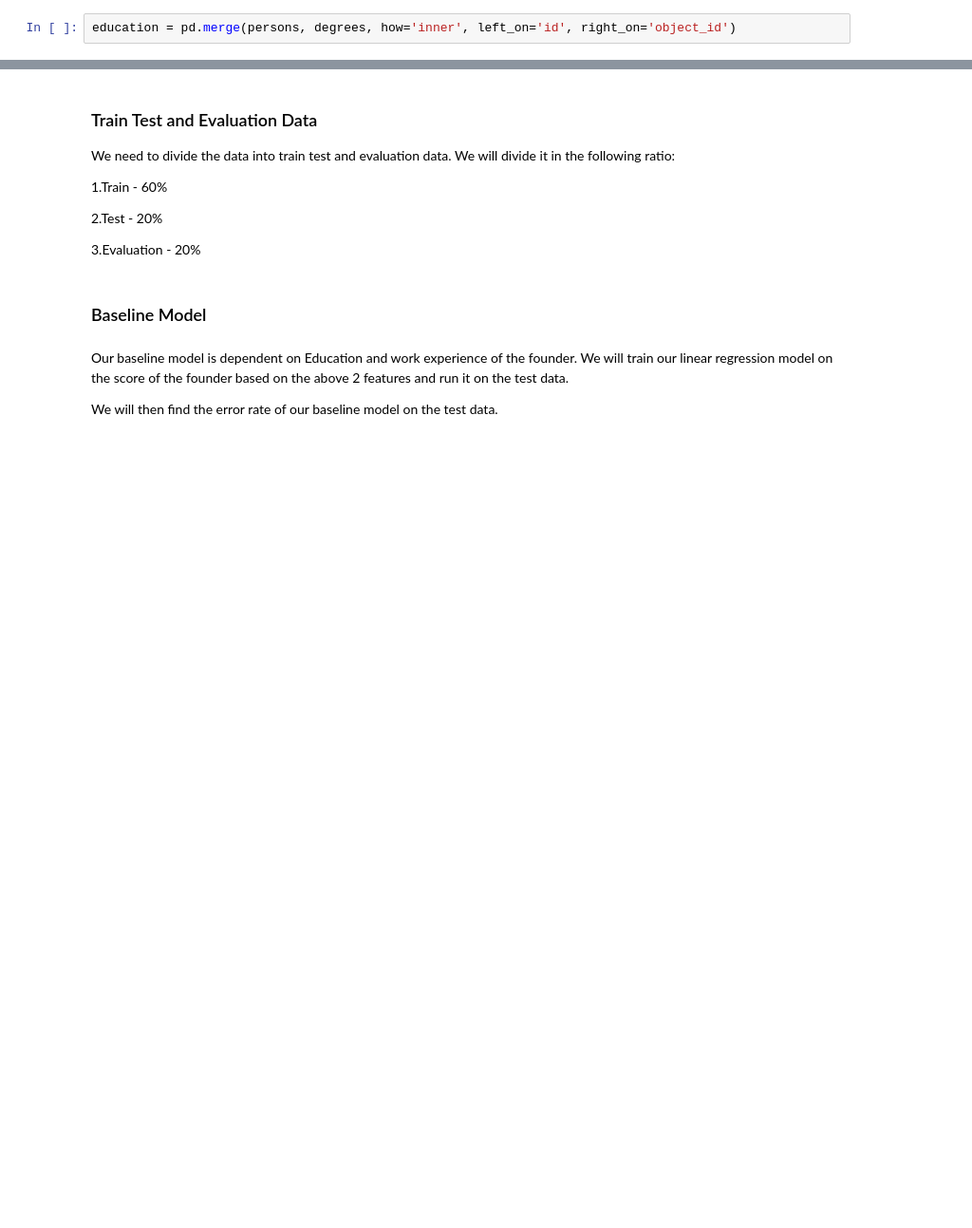
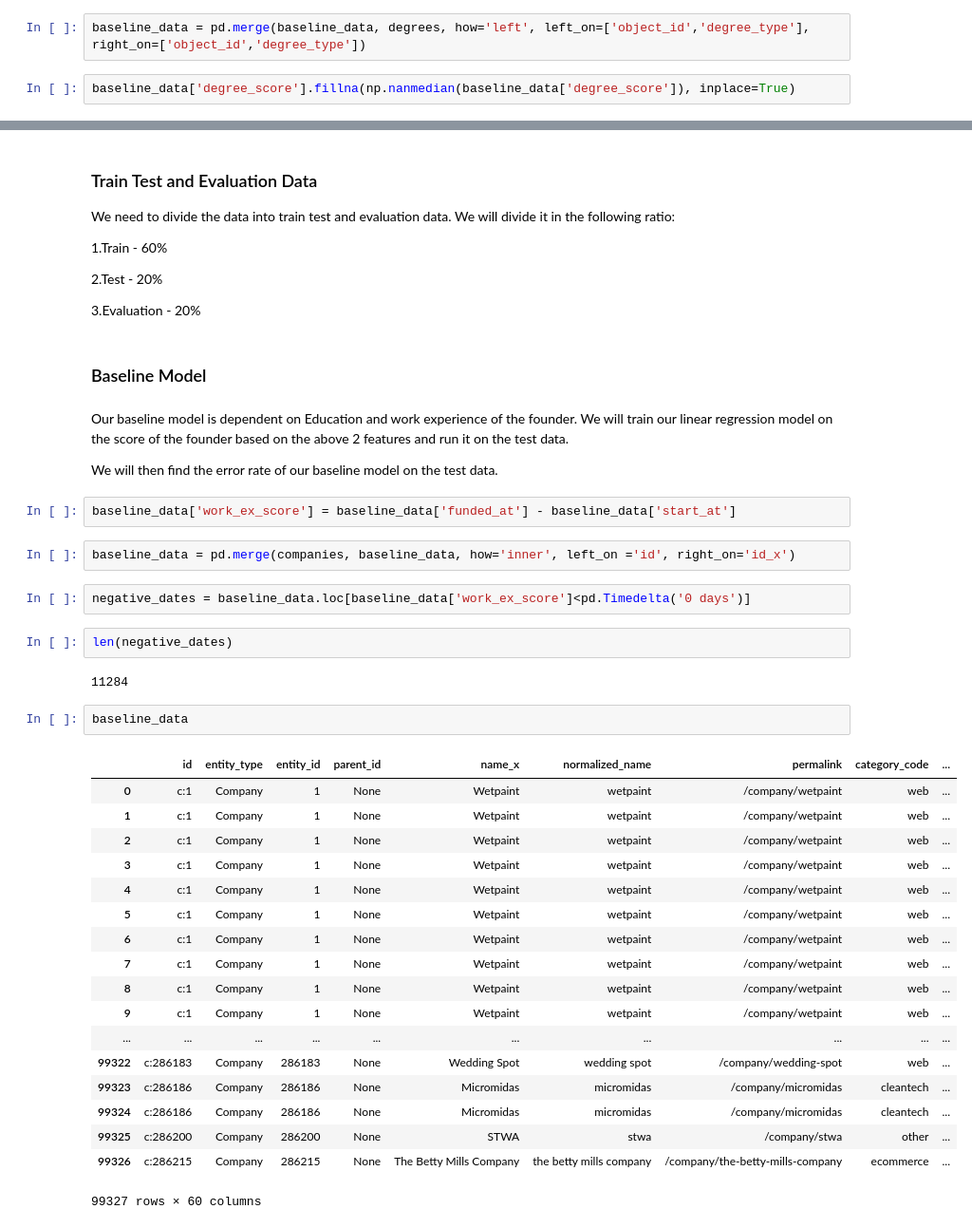
Before and after one commit to sidd-shah/crunchbase, a Jupyter notebook: DataCleaning.ipynb, the cells around one changed output, grey strips where cells are left out. Shown at 95% size. Cells and saved outputs as stored; diff of their text form; blank space fills up the shorter version.

Commit message:
Baseline model mid project

```diff
--- a/DataCleaning.ipynb
+++ b/DataCleaning.ipynb
@@ -170,2 +259,4 @@ degrees.loc[degrees['degree_score'].isnull()]['degree_type'].describe()
 # %%
-education = pd.merge(persons, degrees, how='inner', left_on='id', right_on='object_id')
+baseline_data = pd.merge(baseline_data, degrees, how='left', left_on=['object_id','degree_type'], right_on=['object_id','degree_type'])
+# %%
+baseline_data['degree_score'].fillna(np.nanmedian(baseline_data['degree_score']), inplace=True)
@@ -225,3 +338,34 @@ We need to divide the data into train test and evaluation data. We will divide i
 Our baseline model is dependent on Education and work experience of the founder. We will train our linear regression model on the score of the founder based on the above 2 features and run it on the test data.
 
 We will then find the error rate of our baseline model on the test data.
+# %%
+baseline_data['work_ex_score'] = baseline_data['funded_at'] - baseline_data['start_at']
+# %%
+baseline_data = pd.merge(companies, baseline_data, how='inner', left_on ='id', right_on='id_x')
+# %%
+negative_dates = baseline_data.loc[baseline_data['work_ex_score']<pd.Timedelta('0 days')]
+# %%
+len(negative_dates)
+# %% [output]
+11284
+# %%
+baseline_data
+# %% [output]
+|  | id | entity_type | entity_id | parent_id | name_x | normalized_name | permalink | category_code | ... |
+| 0 | c:1 | Company | 1 | None | Wetpaint | wetpaint | /company/wetpaint | web | ... |
+| 1 | c:1 | Company | 1 | None | Wetpaint | wetpaint | /company/wetpaint | web | ... |
+| 2 | c:1 | Company | 1 | None | Wetpaint | wetpaint | /company/wetpaint | web | ... |
+| 3 | c:1 | Company | 1 | None | Wetpaint | wetpaint | /company/wetpaint | web | ... |
+| 4 | c:1 | Company | 1 | None | Wetpaint | wetpaint | /company/wetpaint | web | ... |
+| 5 | c:1 | Company | 1 | None | Wetpaint | wetpaint | /company/wetpaint | web | ... |
+| 6 | c:1 | Company | 1 | None | Wetpaint | wetpaint | /company/wetpaint | web | ... |
+| 7 | c:1 | Company | 1 | None | Wetpaint | wetpaint | /company/wetpaint | web | ... |
+| 8 | c:1 | Company | 1 | None | Wetpaint | wetpaint | /company/wetpaint | web | ... |
+| 9 | c:1 | Company | 1 | None | Wetpaint | wetpaint | /company/wetpaint | web | ... |
+| ... | ... | ... | ... | ... | ... | ... | ... | ... | ... |
+| 99322 | c:286183 | Company | 286183 | None | Wedding Spot | wedding spot | /company/wedding-spot | web | ... |
+| 99323 | c:286186 | Company | 286186 | None | Micromidas | micromidas | /company/micromidas | cleantech | ... |
+| 99324 | c:286186 | Company | 286186 | None | Micromidas | micromidas | /company/micromidas | cleantech | ... |
+| 99325 | c:286200 | Company | 286200 | None | STWA | stwa | /company/stwa | other | ... |
+| 99326 | c:286215 | Company | 286215 | None | The Betty Mills Company | the betty mills company | /company/the-betty-mills-company | ecommerce | ... |
+99327 rows × 60 columns
```
Also changed, not shown: parts of 76 cells of this notebook.
